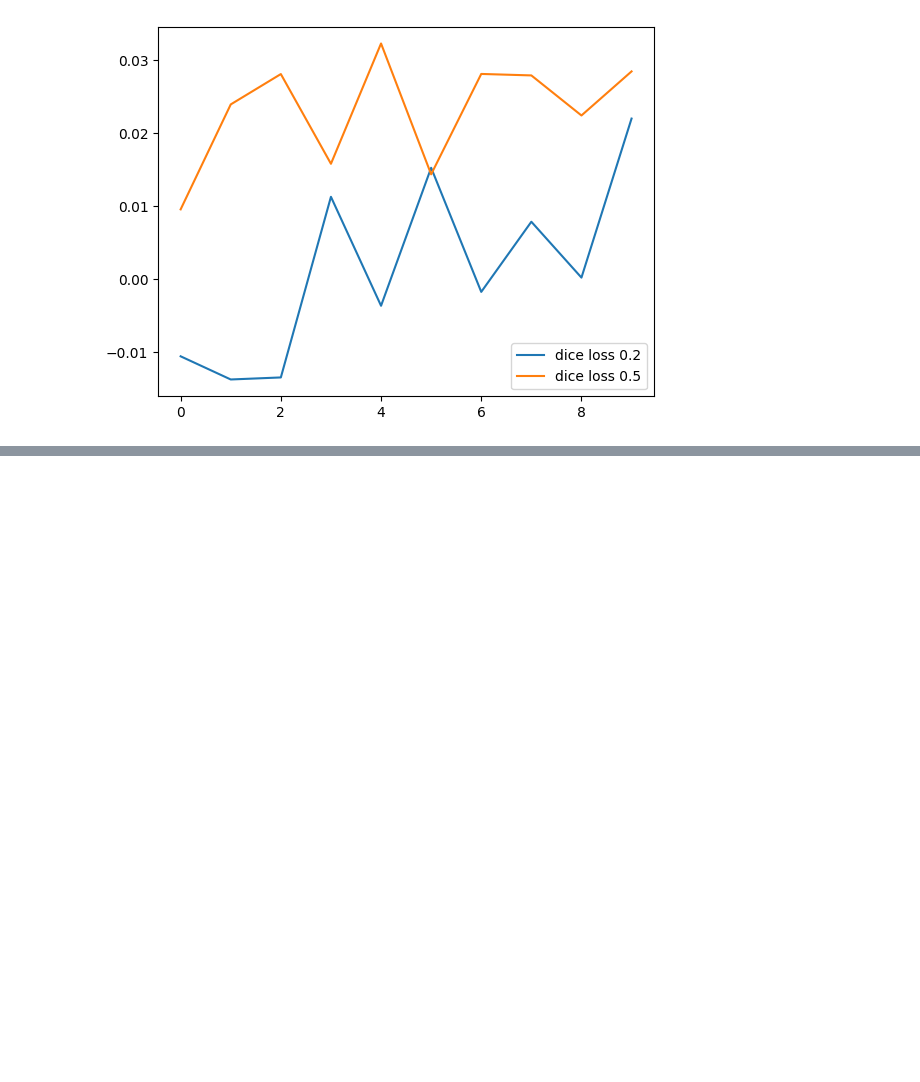
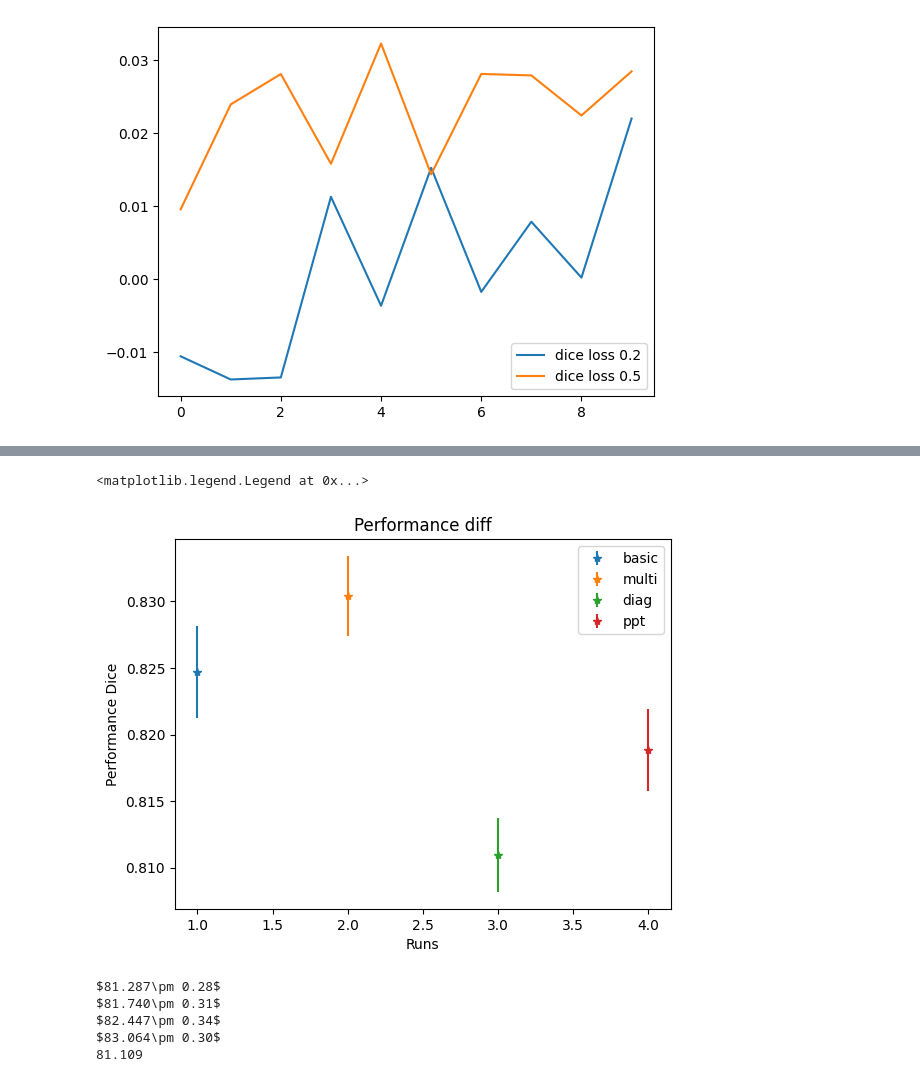
Before and after one commit to andreasaspe/3DSegRef, a Jupyter notebook: uncertainty/plotting.ipynb, the cells around one changed output, grey strips where cells are left out. Saved outputs shown, nothing was run; the diff lists cells and outputs as text; code cells hidden in the pictures; blank space fills up the shorter version.

```diff
--- a/uncertainty/plotting.ipynb
+++ b/uncertainty/plotting.ipynb
@@ -416,0 +512,46 @@ ax.legend()
+# %%
+fig, ax = plt.subplots(1,1)
+
+get_max = True
+score = 'dice_score'
+ax = basic.plot_mean_performance(ax = ax, index=1, name = 'basic', get_max=get_max, score = score)
+ax = multi.plot_mean_performance(ax = ax, index=2, name = 'multi', get_max=get_max, score = score)
+ax = diag.plot_mean_performance(ax = ax, index=3,score = score, get_max=get_max)
+ax = ppt.plot_mean_performance(ax = ax, index =4, score = score, get_max=get_max)
+#ax = bp.plot_mean_performance(ax = ax, index =5, score = score, get_max=get_max)
+#ax = mbp.plot_mean_performance(ax = ax, index =6, score = score, get_max=get_max, name = 'MultiBasis')
+ax.set_title('Performance diff')
+ax.set_xlabel('Runs')
+ax.set_ylabel('Performance Dice')
+ax.legend()
+# %% [output]
+<matplotlib.legend.Legend at 0x...>
+[figure, added]
+# %%
+def format_(mean, std):
+    m = mean.item()
+    s = std.item()
+    backslash = "\\"
+    string = f"${m:.03f}" +backslash+ f"pm {std:0.2f}$"
+    return string
+
+
+score = 'dice_score'
+diag.set_diff(False)
+get_max = True
+diag_performance = diag.get_mean_performance(score = score, get_max=get_max)[0]
+print(format_(*diag.get_mean_performance(score=score,get_max=get_max)))
+print(format_(*ppt.get_mean_performance(score = score,get_max=get_max)))
+print(format_(*basic.get_mean_performance(score = score,get_max=get_max)))
+print(format_(*multi.get_mean_performance(score = score,get_max=get_max)))
+
+diag.set_diff(True)
+
+base_performance = diag_performance - diag.get_mean_performance(score = score, get_max=get_max)[0]
+print(f"{base_performance:.03f}")
+# %% [output]
+$81.287\pm 0.28$
+$81.740\pm 0.31$
+$82.447\pm 0.34$
+$83.064\pm 0.30$
+81.109
```
Also changed, not shown: parts of 10 cells of this notebook, 9 other files.
